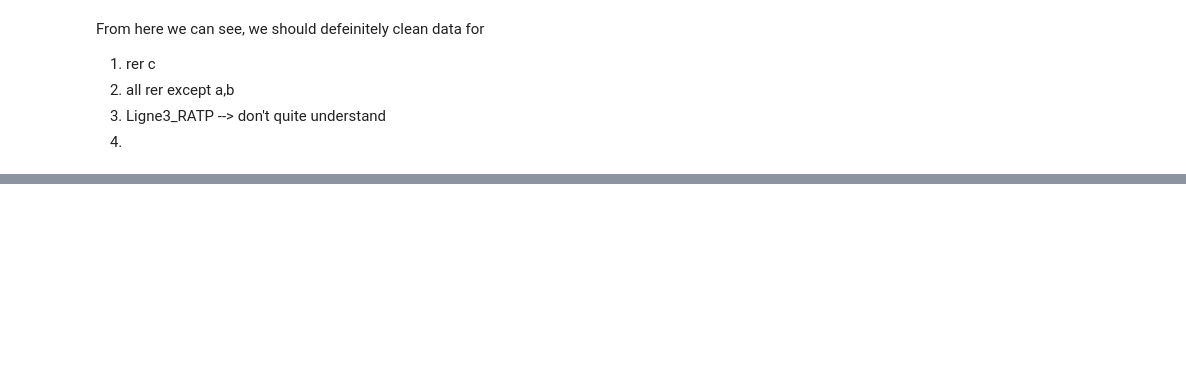
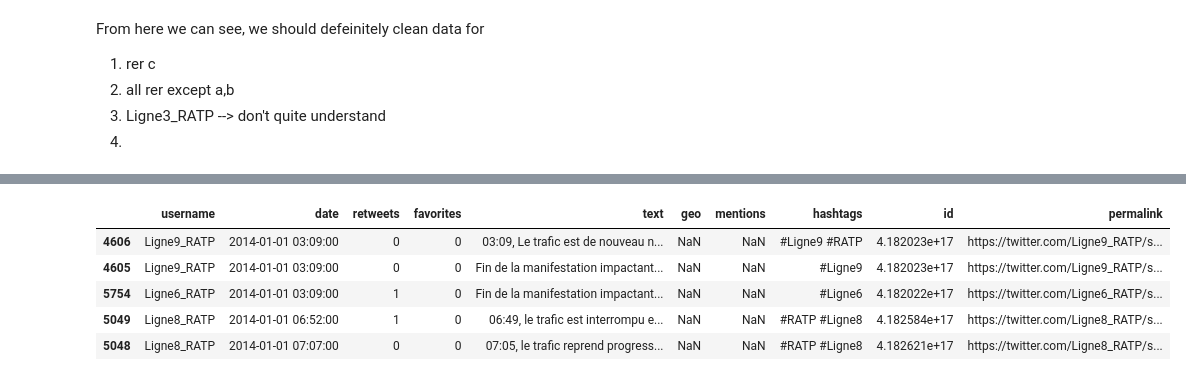
Before and after one commit to guidesc/DSBA---case-study, a Jupyter notebook: RATP.ipynb, the cells around one changed output, grey strips where cells are left out. Cells and saved outputs as stored; diff of their text form; code cells hidden in the pictures; blank space fills up the shorter version.

Commit message:
second update
consolidate data and find related reason

```diff
--- a/RATP.ipynb
+++ b/RATP.ipynb
@@ -89,12 +93,17 @@ gares = [x[0].rstrip(' ') for x in gares] # la defense has a lagging space
 # change display to 200
 ## Step 1: delete all
 ## Théo, Bonjour, @, Tom, Emma
+import re
 def clean_data(input):
     pd.options.display.max_colwidth = 200
-    to_drop = ["Bonjour", "@",'Théo', 'Emma','Bjr','Inès',
-               'Lana','vous','soirée','Oui','estimée',
-               'Travaux prévus','journée'] # all about conversations
-    output = input[~input.text.str.contains('|'.join(to_drop))]
+    if re.search('RER[CDE]_SNCF',input.username[0]):
+        output = input[input.text.str.contains('Infotrafic', na=False)]
+    else:
+        to_drop = ["Bonjour", "@",'Théo', 'Emma','Bjr','Inès',
+                   'Lana','vous','soirée','Oui','estimée',
+                   'Travaux prévus','journée','bonjour','rerb',
+                   'rerc','rerd', 'rere','Infotrafic'] # all about conversations
+        output = input[~input.text.str.contains('|'.join(to_drop), na=False)]
     return output
 output = clean_data(line_dict['RER_A'])
 # %%
@@ -107,7 +116,7 @@ def words_freq(output):
     nltk.FreqDist(text1).most_common(20)
     stopwords = nltk.corpus.stopwords.words('french')
     stopwords = stopwords + ['rera','ratp','ligne','entre',
-                             'http','les','vers','dir','trafic']
+                             'http','les','vers','dir','trafic','gare']
     words_except_stop_dist = nltk.FreqDist(w for w in text1 if w not
                                            in stopwords and w.isalpha() )
     return words_except_stop_dist
@@ -231,7 +241,7 @@ gare_fq(output_b).most_common(20)
 # %%
 # what if we write a summary function
 def summary(input):
-    output = clean_data(input)
+    output = input
     print()
     print ('The 20 most frequent words are: ')
     print(words_freq(output).most_common(20))
@@ -239,4 +249,6 @@ def summary(input):
     print('The 20 most frequent stations are: ')
     print(gare_fq(output).most_common(20))
     print('\n')
-summary(line_dict['RER_A'])
+    print('The 20 most frequent reasons are: ')
+    print(incidient_reason(output).most_common(20))
+#summary(line_dict['RER_A'])
@@ -280,3 +349,15 @@ From here we can see, we should defeinitely clean data for
 2. all rer except a,b
 3. Ligne3_RATP --> don't quite understand
 4.
+# %%
+# concat all dataframe and clean data
+def consol(data_dic):
+    result = pd.DataFrame()
+    for k, v in data_dic.items():
+        v = clean_data(v)
+        result = pd.concat([result, v])
+    result = result.sort_values(by='date')
+    result['date'] = pd.to_datetime(result['date'])
+    result = result[result['date'] > pd.to_datetime('2014-1-1')]
+    return result
+df_consol = consol(line_dict)
@@ -282,0 +377,9 @@ From here we can see, we should defeinitely clean data for
+# %%
+df_consol.head()
+# %% [output]
+|  | username | date | retweets | favorites | text | geo | mentions | hashtags | id | permalink |
+| 4606 | Ligne9_RATP | 2014-01-01 03:09:00 | 0 | 0 | 03:09, Le trafic est de nouveau n... | NaN | NaN | #Ligne9 #RATP | 4.182023e+17 | https://twitter.com/Ligne9_RATP/s... |
+| 4605 | Ligne9_RATP | 2014-01-01 03:09:00 | 0 | 0 | Fin de la manifestation impactant... | NaN | NaN | #Ligne9 | 4.182023e+17 | https://twitter.com/Ligne9_RATP/s... |
+| 5754 | Ligne6_RATP | 2014-01-01 03:09:00 | 1 | 0 | Fin de la manifestation impactant... | NaN | NaN | #Ligne6 | 4.182022e+17 | https://twitter.com/Ligne6_RATP/s... |
+| 5049 | Ligne8_RATP | 2014-01-01 06:52:00 | 1 | 0 | 06:49, le trafic est interrompu e... | NaN | NaN | #RATP #Ligne8 | 4.182584e+17 | https://twitter.com/Ligne8_RATP/s... |
+| 5048 | Ligne8_RATP | 2014-01-01 07:07:00 | 0 | 0 | 07:05, le trafic reprend progress... | NaN | NaN | #RATP #Ligne8 | 4.182621e+17 | https://twitter.com/Ligne8_RATP/s... |
```
Also changed, not shown: parts of 19 cells of this notebook.
